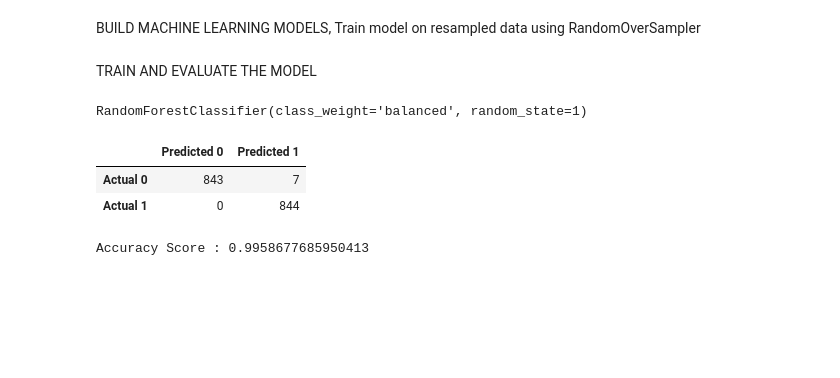
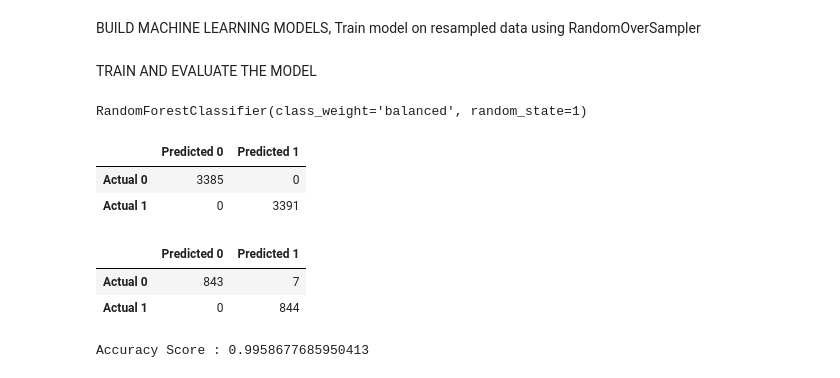
Before and after one commit to RLButch/project-4-stroke-predictions, a Jupyter notebook: stroke_predicitionoptimiserFINAL.ipynb, the cells around one changed output. Cells and saved outputs as stored; diff of their text form; code cells hidden in the pictures; blank space fills up the shorter version.

```diff
--- a/stroke_predicitionoptimiserFINAL.ipynb
+++ b/stroke_predicitionoptimiserFINAL.ipynb
@@ -356,6 +358,22 @@ rf_model = RandomForestClassifier(n_estimators=100, class_weight='balanced', ran
 rf_model.fit(X_train, y_train)
 # %% [output]
 RandomForestClassifier(class_weight='balanced', random_state=1)
+# %%
+# Make predictions on the test set
+predictions_train = rf_model.predict(X_train)
+# %%
+# Evaluate the model with Confusion Matrix and accuracy score on the trainging data
+traincm = confusion_matrix(y_train, predictions_train)
+traincm_df = pd.DataFrame(
+    traincm, index=["Actual 0", "Actual 1"], columns=["Predicted 0", "Predicted 1"]
+)
+
+acc_score = accuracy_score(y_train, predictions_train)
+display(traincm_df)
+# %% [output]
+|  | Predicted 0 | Predicted 1 |
+| Actual 0 | 3385 | 0 |
+| Actual 1 | 0 | 3391 |
 # %%
 # Make predictions on the test set
 predictions = rf_model.predict(X_test)
```
Also changed, not shown: parts of 4 cells of this notebook, 11 other files.
